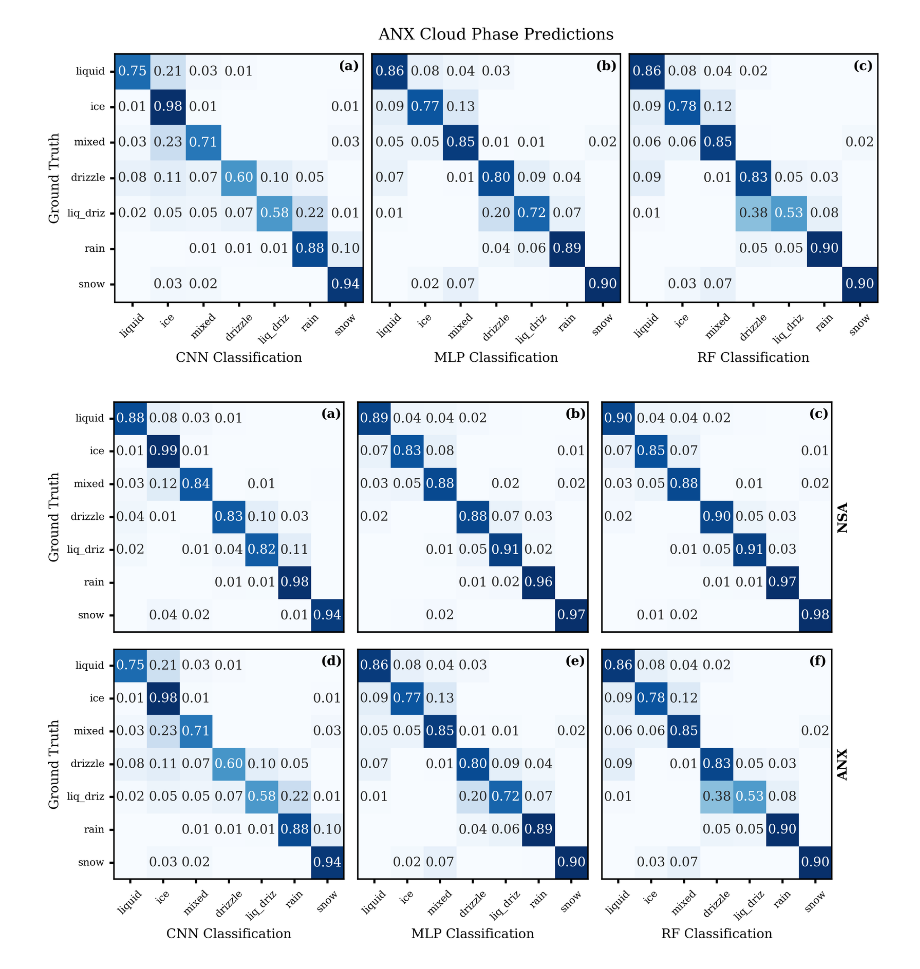
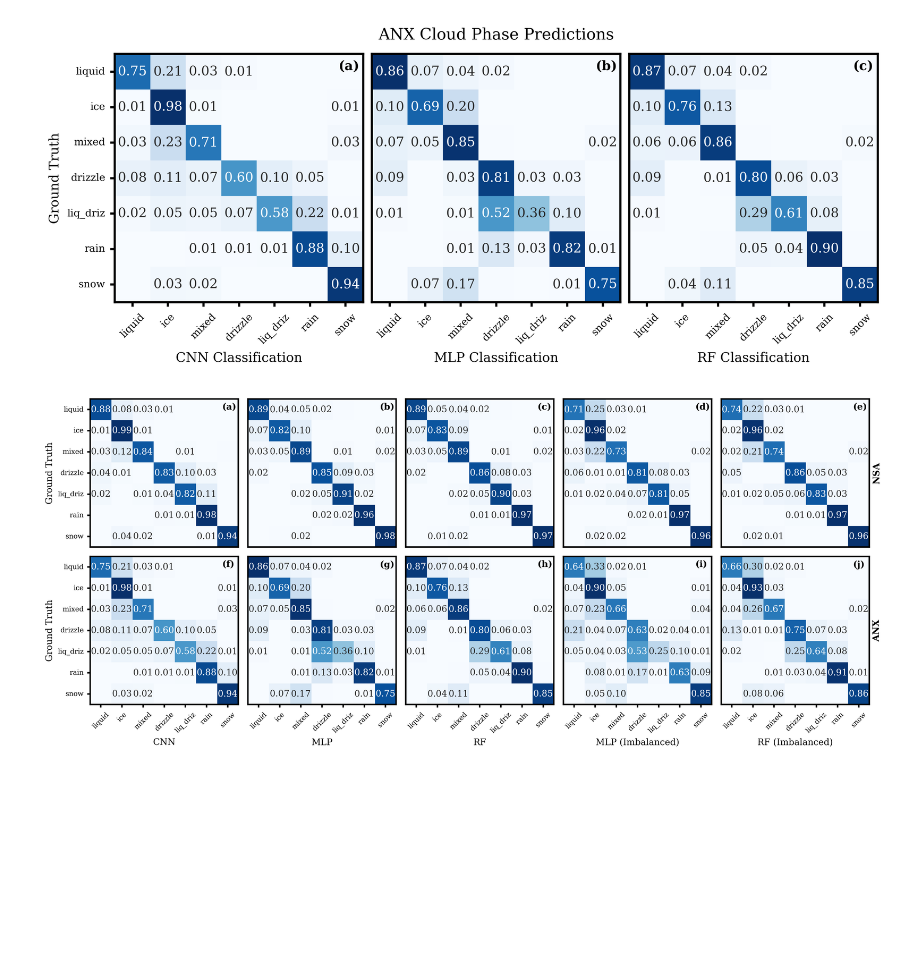
Before and after one commit to maxwelllevin/cloudphase-ml-amt, a Jupyter notebook: src/analysis/confusion_matrix.ipynb, the cells around one changed output. Cells and saved outputs as stored; diff of their text form; code cells hidden in the pictures; blank space fills up the shorter version.

Commit message:
Updates for balanced / imbalanced mlp and rf For height scores, show phases in cold -> warm order

```diff
--- a/src/analysis/confusion_matrix.ipynb
+++ b/src/analysis/confusion_matrix.ipynb
@@ -36,4 +9,4 @@ def make_heatmap(ax, data, label):
 # %%
-df = pd.read_parquet("data/nsa_cloudy_predictions.parquet")
+df = pd.read_parquet("data/parallel_nsa_cloudy_predictions.parquet")
 df.head()
 # %% [output]
@@ -99,15 +90,16 @@ anx_mlp = pd.crosstab(anx_df["cloud_phase"], anx_df["mlp"], normalize=normalize)
 fig, axs = plt.subplots(
     figsize=(8, 6),
     ncols=3,
-    # sharey=True,
-    layout="constrained",
+    layout="constrained"
 )
 
-make_heatmap(axs[0], data=anx_cnn, label="CNN")
-make_heatmap(axs[1], data=anx_mlp, label="MLP")
-make_heatmap(axs[2], data=anx_rf, label="RF")
+anx_cnn_metrics.plot(axs[0], norm="index", pred_label="CNN Classification")
+anx_mlp_balanced_metrics.plot(axs[1], norm="index", pred_label="MLP Classification")
+anx_rf_balanced_metrics.plot(axs[2], norm="index", pred_label="RF Classification")
 
 for i, ax in enumerate(axs.flat):
+    if i != 0:
+        ax.set_ylabel("")
     ax.xaxis.set_tick_params(rotation=45)
     ax.text(
         x=0.9,
@@ -124,37 +116,51 @@ axs[1].yaxis.set_ticks([])
 axs[2].yaxis.set_ticks([])
 
 axs[0].set_ylabel("Ground Truth")
-
 axs[1].set_title("ANX Cloud Phase Predictions", pad=10)
 
-fig.savefig("figures/anx_confusion.png")
+fig.savefig("figures/new_anx_confusion.png")
 # %% [output]
-[figure, old version]
+[figure, new version]
 # %%
 # All together
 
 fig, axs = plt.subplots(
-    figsize=(8, 6),
+    figsize=(12, 6),
     nrows=2,
-    ncols=3,
+    ncols=5,
     # sharey=True,
     layout="tight",
 )
 
 # nsa
-make_heatmap(axs[0, 0], data=cnn, label="CNN")
-make_heatmap(axs[0, 1], data=mlp, label="MLP")
-make_heatmap(axs[0, 2], data=rf, label="RF")
+# make_heatmap(axs[0, 0], data=cnn, label="CNN")
+# make_heatmap(axs[0, 1], data=mlp_balance, label="MLP")
+# make_heatmap(axs[0, 2], data=rf_balance, label="RF")
+# make_heatmap(axs[0, 3], data=mlp_imbalance, label="Imbalanced MLP")
+# make_heatmap(axs[0, 4], data=rf_imbalance, label="Imbalanced RF")
+cnn_metrics.plot(axs[0, 0], norm="index", pred_label="CNN")
+mlp_balanced_metrics.plot(axs[0, 1], norm="index", pred_label="MLP")
+rf_balanced_metrics.plot(axs[0, 2], norm="index", pred_label="RF")
+mlp_imbalanced_metrics.plot(axs[0, 3], norm="index", pred_label="MLP (Imbalanced)")
+rf_imbalanced_metrics.plot(axs[0, 4], norm="index", pred_label="RF (Imbalanced)")
 
 # anx
-make_heatmap(axs[1, 0], data=anx_cnn, label="CNN")
-make_heatmap(axs[1, 1], data=anx_mlp, label="MLP")
-make_heatmap(axs[1, 2], data=anx_rf, label="RF")
+anx_cnn_metrics.plot(axs[1, 0], norm="index", pred_label="CNN")
+anx_mlp_balanced_metrics.plot(axs[1, 1], norm="index", pred_label="MLP")
+anx_rf_balanced_metrics.plot(axs[1, 2], norm="index", pred_label="RF")
+anx_mlp_imbalanced_metrics.plot(axs[1, 3], norm="index", pred_label="MLP (Imbalanced)")
+anx_rf_imbalanced_metrics.plot(axs[1, 4], norm="index", pred_label="RF (Imbalanced)")
+
+# make_heatmap(axs[1, 0], data=anx_cnn, label="CNN")
+# make_heatmap(axs[1, 1], data=anx_mlp_balance, label="MLP")
+# make_heatmap(axs[1, 2], data=anx_rf_balance, label="RF")
+# make_heatmap(axs[1, 3], data=anx_mlp_imbalance, label="Imbalanced MLP")
+# make_heatmap(axs[1, 4], data=anx_rf_imbalance, label="Imbalanced RF")
 
 for i, ax in enumerate(axs.flat):
     ax.xaxis.set_tick_params(rotation=45)
     ax.text(
-        x=0.9,
+        x=0.89,
         y=0.975,
         transform=ax.transAxes,
         s=letter_labels[i],
@@ -164,40 +170,41 @@ for i, ax in enumerate(axs.flat):
         fontsize=9,
     )
 
-    if i in [0, 3]:
+    if i in [0, 5]:
         ax.set_ylabel("Ground Truth")
     else:
+        ax.set_ylabel("")
         ax.set_yticks([])
 
-    if i in [0, 1, 2]:
+    if i in [0, 1, 2, 3, 4]:
         ax.xaxis.set_ticks([])
         ax.set_xlabel("")
 
 
-axs[0, 2].text(
+axs[0, 4].text(
     x=1.05,
     y=0.5,
-    transform=axs[0, 2].transAxes,
+    transform=axs[0, 4].transAxes,
     s="NSA",
     verticalalignment="center",
     horizontalalignment="center",
     fontweight="bold",
     # fontsize=9,
     rotation=90,
 )
-axs[1, 2].text(
+axs[1, 4].text(
     x=1.05,
     y=0.5,
-    transform=axs[1, 2].transAxes,
+    transform=axs[1, 4].transAxes,
     s="ANX",
     verticalalignment="center",
     horizontalalignment="center",
     fontweight="bold",
     # fontsize=9,
     rotation=90,
 )
 
-fig.savefig("figures/confusion.png")
+fig.savefig("figures/new_confusion.png")
 fig.show()
 # %% [output]
-[figure, old version]
+[figure, new version]
```
Also changed, not shown: parts of 9 cells of this notebook, 7 other files.
